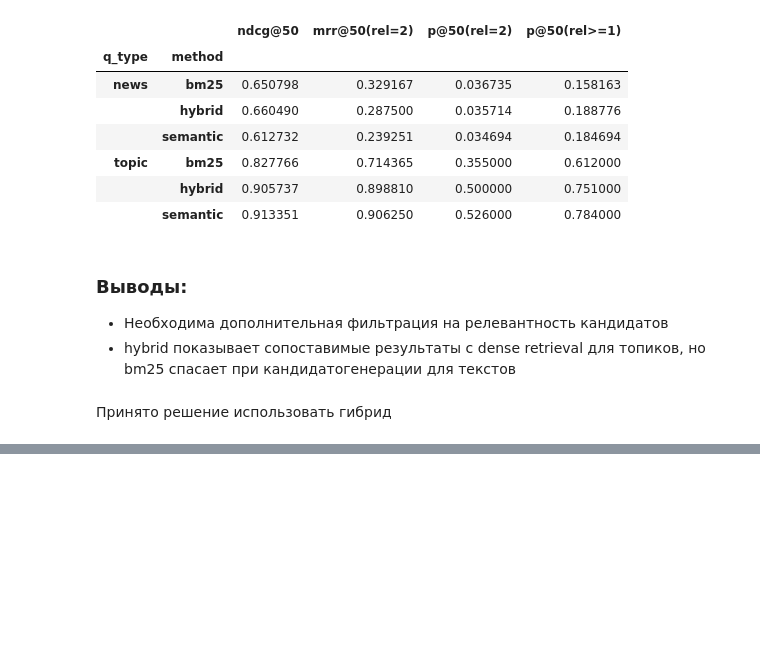
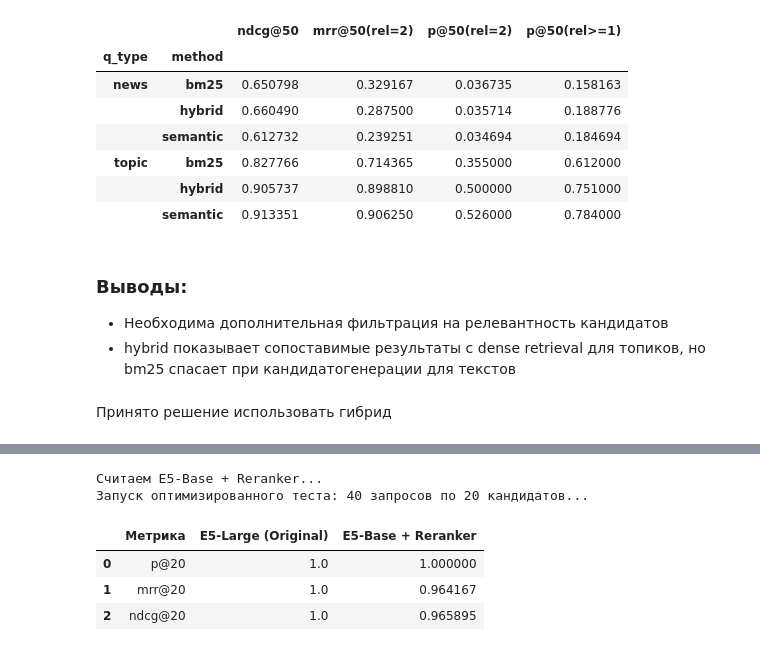
Before and after one commit to szhn1/itmo_nlp_project, a Jupyter notebook: notebooks/base retrieval check.ipynb, the cells around one changed output, grey strips where cells are left out. Drawn from its saved outputs; the diff is of its cells as text; code cells hidden in the pictures; blank space fills up the shorter version.

```diff
--- a/notebooks/base retrieval check.ipynb
+++ b/notebooks/base retrieval check.ipynb
@@ -704,0 +924,20 @@ display(by_type)
+# %%
+import pandas as pd
+import numpy as np
+from pathlib import Path
+
+# Загружаем датасет, на котором проводились замеры в оригинальном ноутбуке
+df_eval = pd.read_csv("../data/cleaned_news_exp.csv")[["message_id", "message", "topic"]]
+
+# Загружаем и нормализуем эмбеддинги (Base и Large)
+def load_normalized(path):
+    emb = np.load(path).astype('float32')
+    # L2 нормализация для корректного косинусного сходства
+    norm = np.linalg.norm(emb, axis=1, keepdims=True)
+    return emb / (norm + 1e-12)
+
+print("Загрузка эмбеддингов...")
+emb_base = load_normalized('embeddings/emb_e5_base_fp16.npy')
+emb_large = load_normalized('embeddings/emb_e5_large_fp16.npy')
+
+print(f"Готово. Загружено сообщений: {len(df_eval)}")
@@ -704,0 +1038,54 @@ display(by_type)
+# %%
+def run_optimized_benchmark(df, embeddings, n_tests=40, top_k_candidates=20):
+    # 1. Берем по 5-10 примеров из каждого крупного топика для репрезентативности
+    if 'topic' in df.columns:
+        test_idx = df.groupby('topic').apply(lambda x: x.sample(min(len(x), 5))).index.get_level_values(1).tolist()
+        test_idx = test_idx[:n_tests] # Ограничиваем общим числом
+    else:
+        test_idx = df.sample(n_tests, random_state=42).index.tolist()
+
+    metrics_simple = []
+    metrics_reranked = []
+
+    print(f"Запуск оптимизированного теста: {len(test_idx)} запросов по {top_k_candidates} кандидатов...")
+
+    for idx in tqdm(test_idx):
+        query_text = df.iloc[idx]['message']
+        query_vec = embeddings[idx].reshape(1, -1)
+
+        # Быстрый векторный поиск
+        sims = np.dot(embeddings, query_vec.T).flatten()
+        initial_top = np.argsort(sims)[::-1][:top_k_candidates]
+
+        # Метрики ДО (считаем по топ-20, как есть)
+        metrics_simple.append(calculate_metrics_row(idx, initial_top, top_k=top_k_candidates))
+
+        # Реранкинг с батчингом
+        candidate_texts = df.iloc[initial_top]['message'].tolist()
+        pairs = [[query_text, doc] for doc in candidate_texts]
+
+        # batch_size=16 или 32 ускоряет работу на CPU
+        rerank_scores = reranker.predict(pairs, batch_size=16, show_progress_bar=False)
+
+        reranked_sub_idx = np.argsort(rerank_scores)[::-1]
+        final_top = [initial_top[i] for i in reranked_sub_idx]
+
+        metrics_reranked.append(calculate_metrics_row(idx, final_top, top_k=top_k_candidates))
+
+    return np.mean(metrics_simple, axis=0), np.mean(metrics_reranked, axis=0)
+
+# Запускаем замер только для E5-Large и твоей связки
+print("Считаем E5-Large...")
+res_s_large, res_r_large = run_optimized_benchmark(df_eval, emb_large, n_tests=40)
+
+print("Считаем E5-Base + Reranker...")
+res_s_base, res_r_base = run_optimized_benchmark(df_eval, emb_base, n_tests=40)
+
+# Итог
+final_comparison = pd.DataFrame({
+    "Метрика": ["p@20", "mrr@20", "ndcg@20"],
+    "E5-Large (Original)": res_s_large,
+    "E5-Base + Reranker": res_r_base
+})
+display(final_comparison)
+# %% [output]
@@ -704,0 +1094,6 @@ display(by_type)
+Считаем E5-Base + Reranker...
+Запуск оптимизированного теста: 40 запросов по 20 кандидатов...
+|  | Метрика | E5-Large (Original) | E5-Base + Reranker |
+| 0 | p@20 | 1.0 | 1.000000 |
+| 1 | mrr@20 | 1.0 | 0.964167 |
+| 2 | ndcg@20 | 1.0 | 0.965895 |
```
Also changed, not shown: parts of 13 cells of this notebook.
